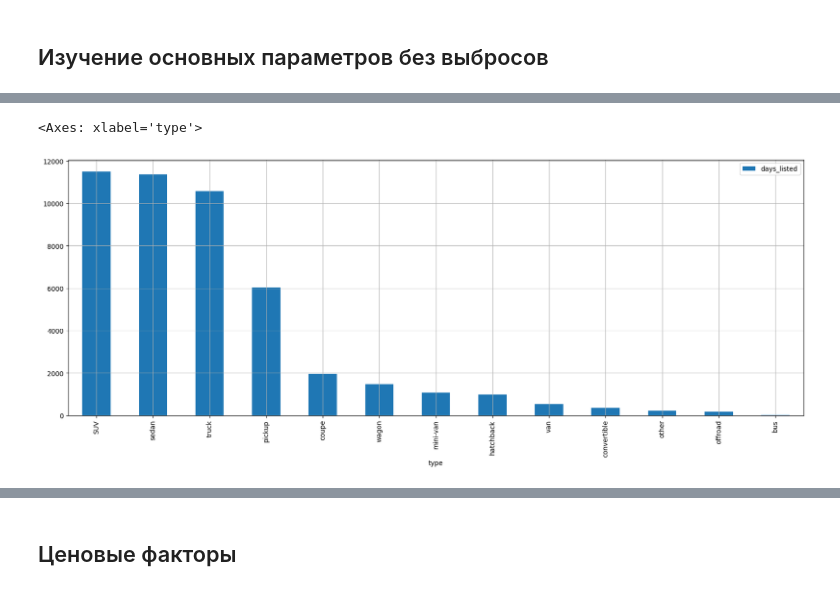
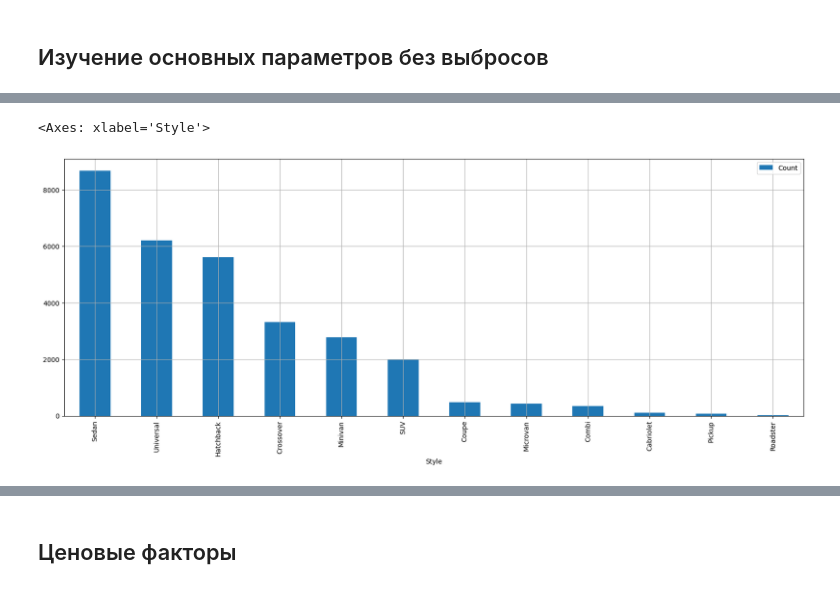
Before and after one commit to AlexeyRau/OMGTU, a Jupyter notebook: 2 курс/4 семестр/Машинное обучение/Лабораторная работа №1. Исследовательский анализ данных (EDA)/Ex1_r.ipynb, the cells around one changed output, grey strips where cells are left out. Cells and saved outputs as stored; diff of their text form; code cells hidden in the pictures.

```diff
--- a/2 курс/4 семестр/Машинное обучение/Лабораторная работа №1. Исследовательский анализ данных (EDA)/Ex1_r.ipynb
+++ b/2 курс/4 семестр/Машинное обучение/Лабораторная работа №1. Исследовательский анализ данных (EDA)/Ex1_r.ipynb
@@ -315,0 +323,4 @@ Name: count, dtype: int64
+# %%
+# Среднегодовой пробег
+data['Avg_mileage'] = (data['Distance'] / data['Vehicle_age']).round().astype(int)
+data['Avg_mileage'].value_counts()
@@ -380,5 +411,5 @@ data.describe()[['Year','Distance','Engine_capacity(cm3)','Price(euro)']]
 # %%
-columns = ['Year','Distance','Engine_capacity(cm3)','Price(euro)']
+columns = ['Year', 'Distance', 'Engine_capacity(cm3)', 'Price(euro)', 'Vehicle_age',  'Avg_mileage']
 
 for column in columns:
     data.hist(column)
@@ -410,0 +425,3 @@ outlier
+# %%
+outlier = data[columns]
+outlier
@@ -615,0 +622,5 @@ ads
+# %%
+ads_style = data_filtered['Style'].value_counts().reset_index()
+ads_style.columns = ['Style', 'Count']
+ads_style = ads_style.sort_values(by='Count', ascending=False)
+ads_style
@@ -616,6 +641,5 @@ ads
 # %%
-# Указываем тип и количество объявлений
-ads.plot(grid=True, figsize=(20, 7), kind = 'bar', x='type',y='days_listed')
+ads_style.plot(grid=True, figsize=(20, 7), kind = 'bar', x='Style',y='Count')
 # %% [output]
-<Axes: xlabel='type'>
+<Axes: xlabel='Style'>
-[figure, old version]
+[figure, new version]
```
Also changed, not shown: parts of 123 cells of this notebook, 2 other files.
